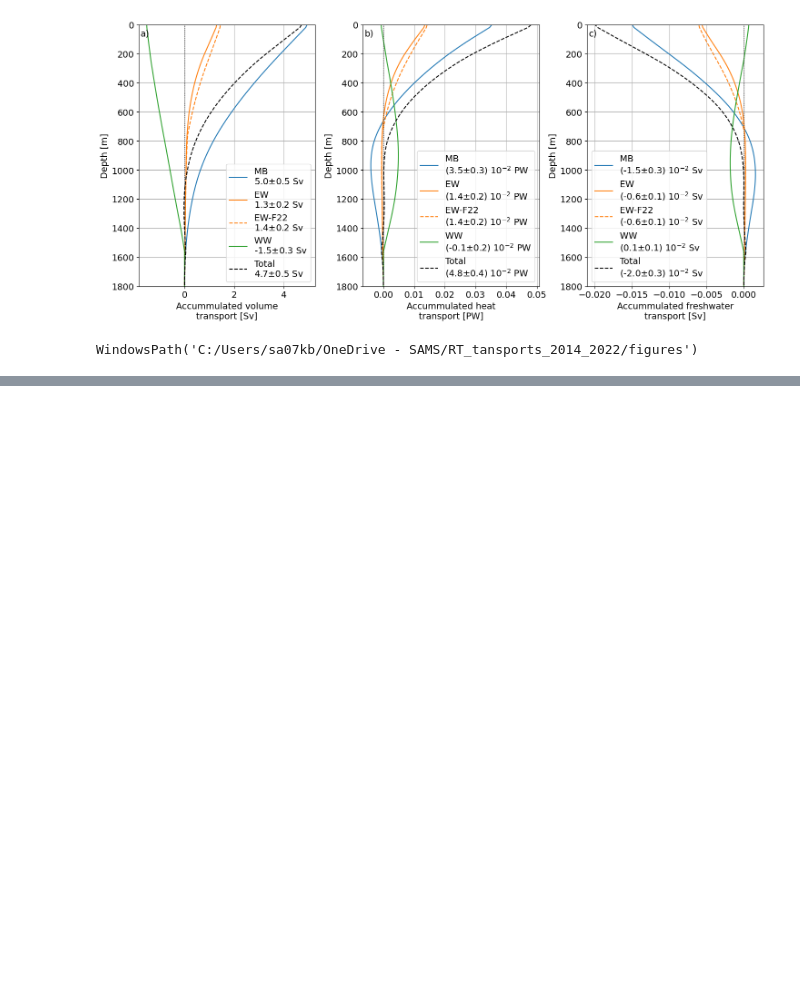
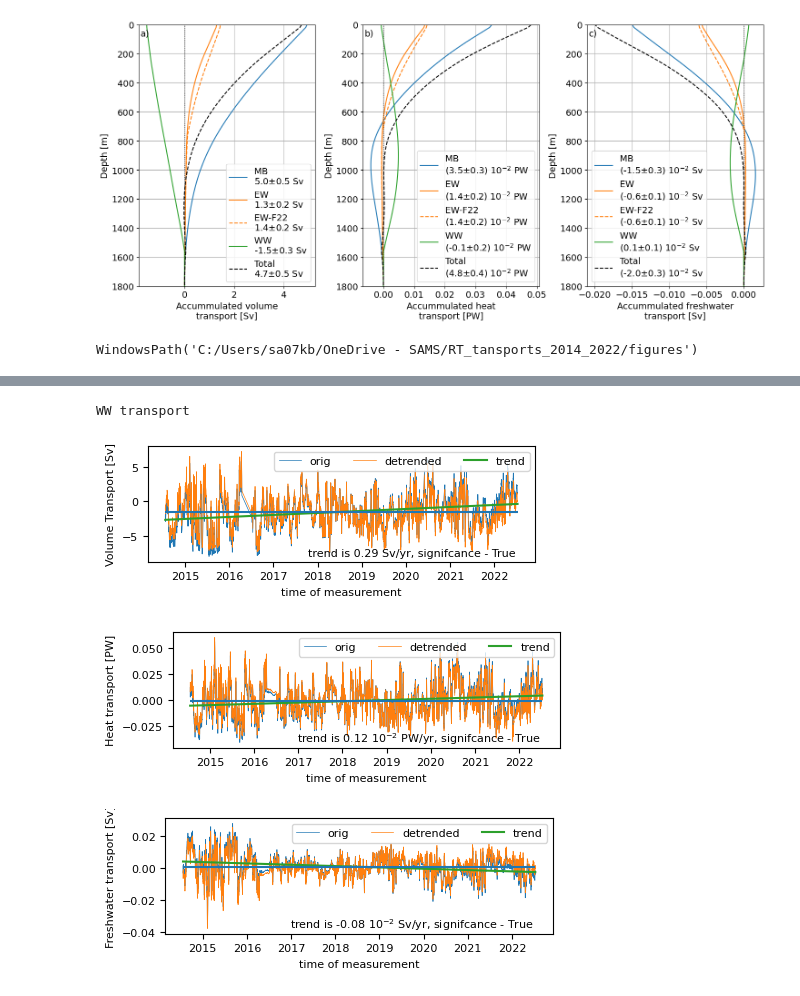
Before and after one commit to ScotMarPhys/Rockall_Trough_Transports, a Jupyter notebook: notebooks/9.0_Paper_Rockall_Trough_Results.ipynb, the cells around one changed output, grey strips where cells are left out. Cells and saved outputs as stored; diff of their text form; code cells hidden in the pictures; blank space fills up the shorter version.

```diff
--- a/notebooks/9.0_Paper_Rockall_Trough_Results.ipynb
+++ b/notebooks/9.0_Paper_Rockall_Trough_Results.ipynb
@@ -1005,0 +988,10 @@ ax.legend(['data', 'trend line %2.1f Sv/yr'%(res.slope*2*365)])
+# %%
+print('WW transport')
+fit, slope, intc, trend_significant = rtf.detrend_data(RT_Q_Qh_Qf.Q_WW,'TIME',plot=True)
+fit, slope, intc, trend_significant = rtf.detrend_data(RT_Q_Qh_Qf.Qh_WW,'TIME',plot=True)
+fit, slope, intc, trend_significant = rtf.detrend_data(RT_Q_Qh_Qf.Qf_WW,'TIME',plot=True)
+# %% [output]
+WW transport
+[figure, added]
+[figure, added]
+[figure, added]
```
Also changed, not shown: parts of 5 cells of this notebook, 1 other file.
